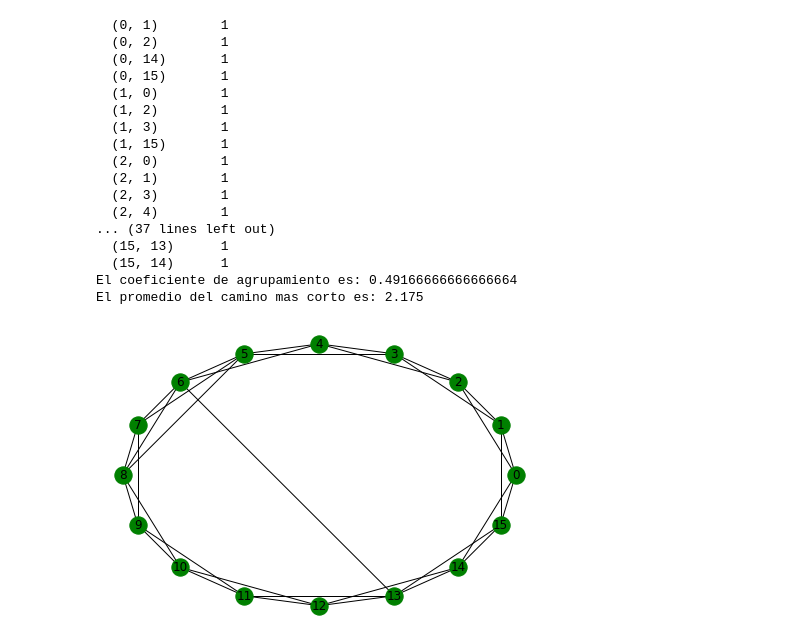
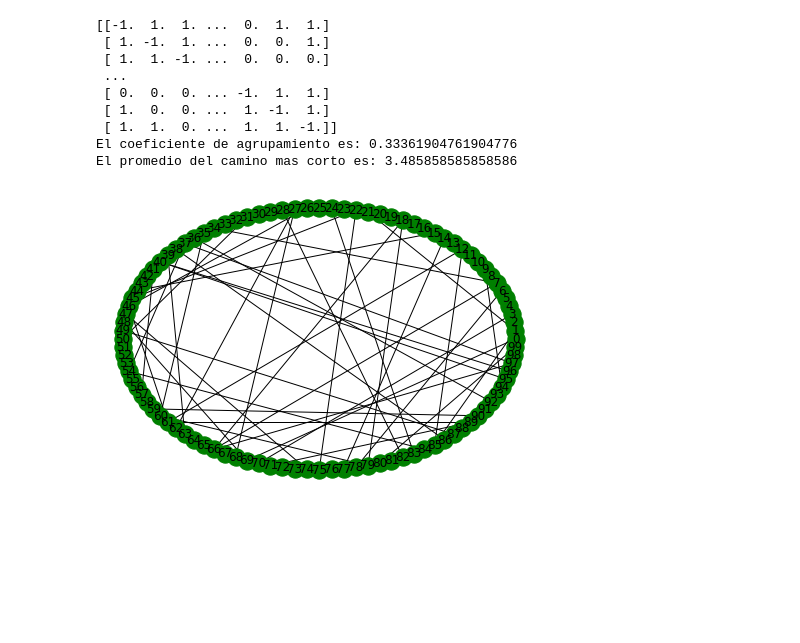
Before and after one commit to ErnestoCisnero/Probando-NetworkX-Tesis-Maestria, a Jupyter notebook: newman-watts-strogatz.ipynb, the cells around one changed output. Cells and saved outputs as stored; diff of their text form; code cells hidden in the pictures; blank space fills up the shorter version.

```diff
--- a/newman-watts-strogatz.ipynb
+++ b/newman-watts-strogatz.ipynb
@@ -5,32 +6,39 @@ import scipy as sp
 opts = {"with_labels": True, "node_color":'g'}
+# %%
+#Matriz de acoplamiento
+def matriz_acoplaminento(G):
+    ma = np.zeros([len(G),len(G)])
+    for nodo in G:
+        for i in range(0,len(G)):
+            if nodo != i:
+                if G.has_edge(nodo,i):
+                    ma[nodo,i] = 1
+                else:
+                    ma[nodo,i] = 0
+            else:
+                ma[nodo,i] = -1
+    return ma
 # %%
-n, k = 16, 2
+n, k = 100, 2
 p = 0.2
-G = nx.newman_watts_strogatz_graph(16,2*k,p)
+G = nx.newman_watts_strogatz_graph(n,2*k,p)
 clustering = nx.algorithms.average_clustering(G)
 shorestPath = nx.average_shortest_path_length(G)
-print(nx.adjacency_matrix(G))
+ma = matriz_acoplaminento(G)
+print(ma)
 print("El coeficiente de agrupamiento es:",clustering)
 print("El promedio del camino mas corto es:",shorestPath)
 
 nx.draw_circular(G,**opts)
 plt.show()
 # %% [output]
-  (0, 1)        1
-  (0, 2)        1
-  (0, 14)       1
-  (0, 15)       1
-  (1, 0)        1
-  (1, 2)        1
-  (1, 3)        1
-  (1, 15)       1
-  (2, 0)        1
-  (2, 1)        1
-  (2, 3)        1
-  (2, 4)        1
-... (37 lines left out)
-  (15, 13)      1
-  (15, 14)      1
-El coeficiente de agrupamiento es: 0.49166666666666664
-El promedio del camino mas corto es: 2.175
+[[-1.  1.  1. ...  0.  1.  1.]
+ [ 1. -1.  1. ...  0.  0.  1.]
+ [ 1.  1. -1. ...  0.  0.  0.]
+ ...
+ [ 0.  0.  0. ... -1.  1.  1.]
+ [ 1.  0.  0. ...  1. -1.  1.]
+ [ 1.  1.  0. ...  1.  1. -1.]]
+El coeficiente de agrupamiento es: 0.33361904761904776
+El promedio del camino mas corto es: 3.485858585858586
-[figure, old version]
+[figure, new version]
```
Also changed, not shown: parts of 1 cell of this notebook, 2 other files.
